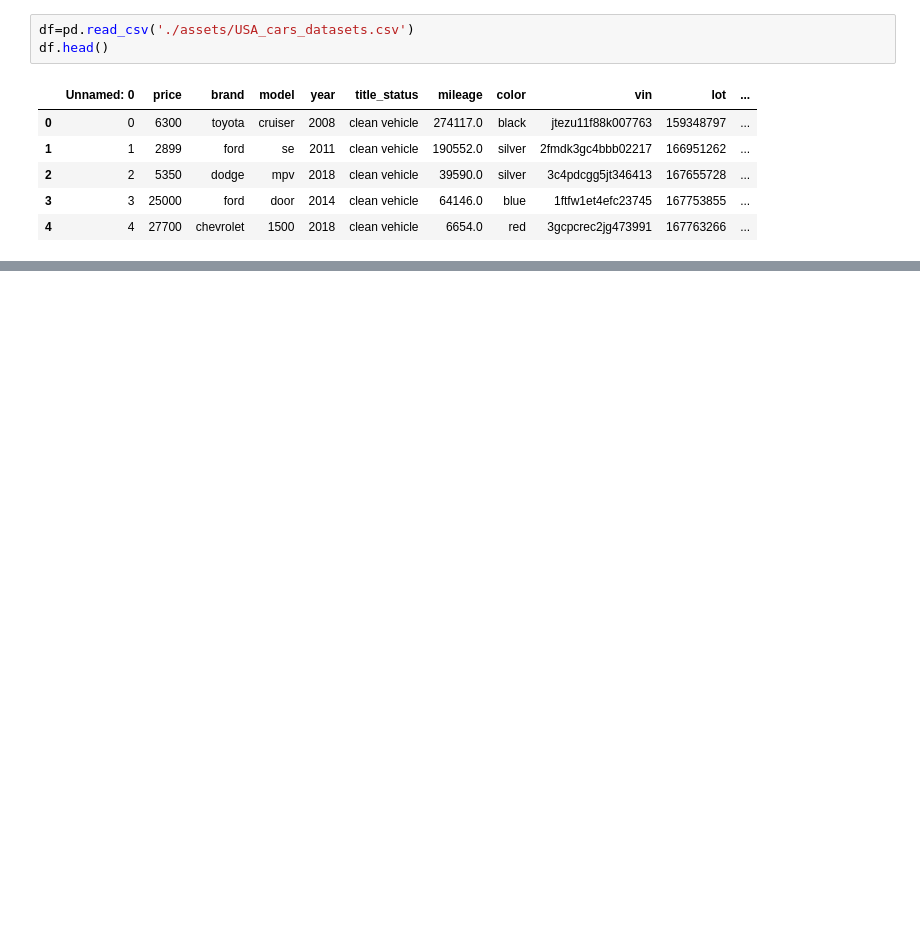
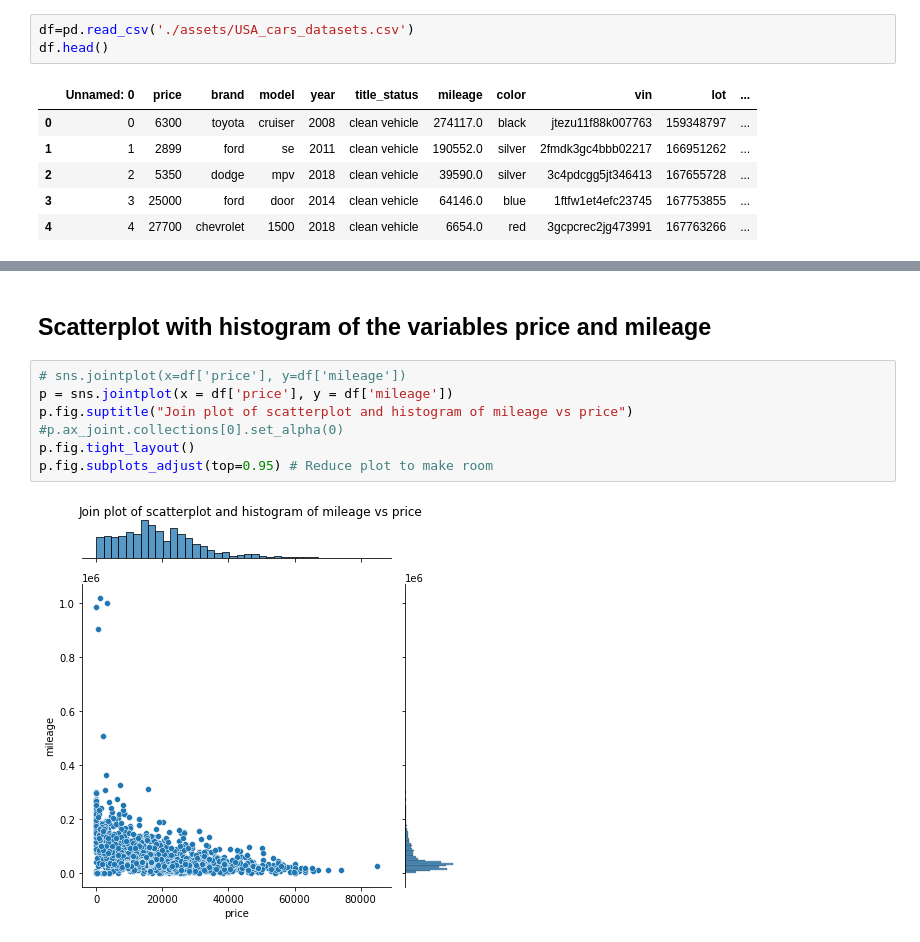
Before and after one commit to ferrycosv/data-visualization, a Jupyter notebook: visualizations.ipynb, the cells around one changed output, grey strips where cells are left out. Cells and saved outputs as stored; diff of their text form; blank space fills up the shorter version.

```diff
--- a/visualizations.ipynb
+++ b/visualizations.ipynb
@@ -34,0 +59,11 @@ array([[<AxesSubplot:title={'center':'price'}>,
+# %% [markdown]
+## Scatterplot with histogram of the variables price and mileage
+# %%
+# sns.jointplot(x=df['price'], y=df['mileage'])
+p = sns.jointplot(x = df['price'], y = df['mileage'])
+p.fig.suptitle("Join plot of scatterplot and histogram of mileage vs price")
+#p.ax_joint.collections[0].set_alpha(0)
+p.fig.tight_layout()
+p.fig.subplots_adjust(top=0.95) # Reduce plot to make room
+# %% [output]
+[figure, added]
```
Also changed, not shown: parts of 13 cells of this notebook.
